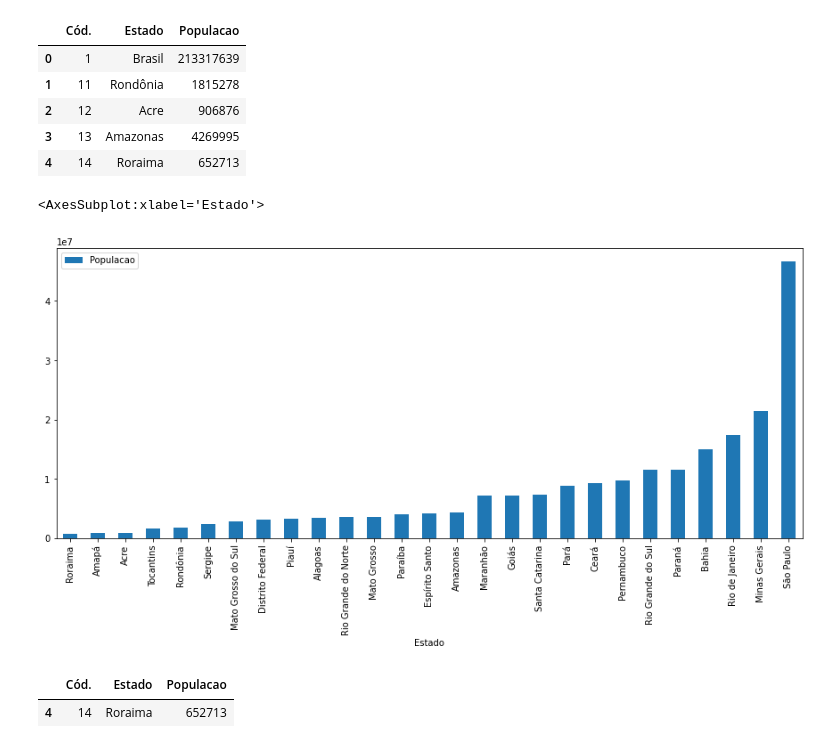
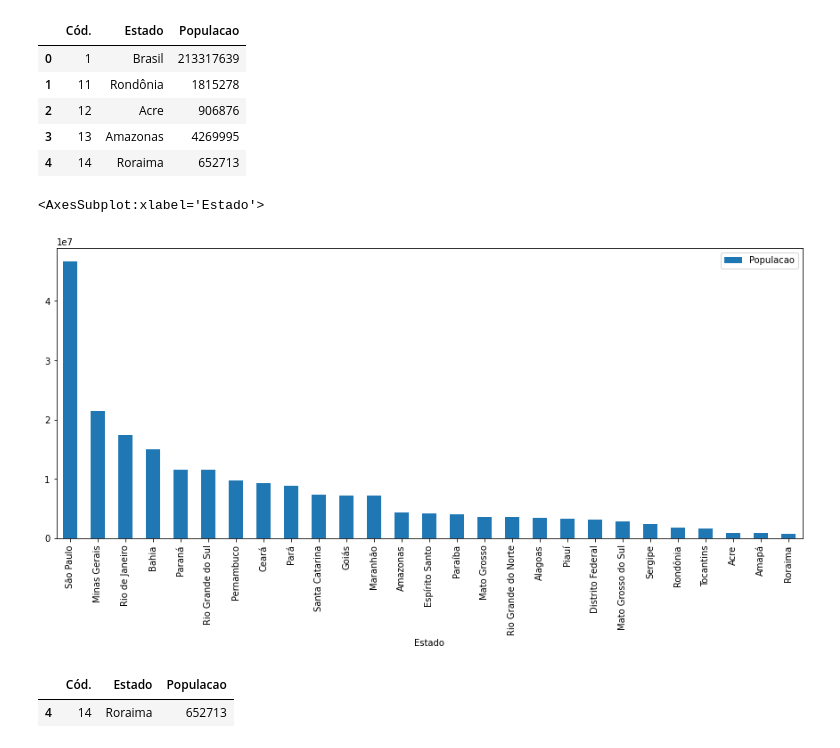
Before and after one commit to joaojulio/DataScience_Portfolio, a Jupyter notebook: Insights/Campanha_Nacional_de_Vacinacao_contra_Covid_19/InsightsVacinacao.ipynb, the cells around one changed output. Saved outputs shown, nothing was run; the diff lists cells and outputs as text; code cells hidden in the pictures.

```diff
--- a/Insights/Campanha_Nacional_de_Vacinacao_contra_Covid_19/InsightsVacinacao.ipynb
+++ b/Insights/Campanha_Nacional_de_Vacinacao_contra_Covid_19/InsightsVacinacao.ipynb
@@ -74,10 +76,10 @@ populacao.head()
 | 3 | 13 | Amazonas | 4269995 |
 | 4 | 14 | Roraima | 652713 |
 # %%
-populacao[populacao['Estado'] != 'Brasil'].sort_values('Populacao').plot(kind='bar', x='Estado', y='Populacao', figsize = (15,6))
+populacao[populacao['Estado'] != 'Brasil'].sort_values('Populacao', ascending = False).plot(kind='bar', x='Estado', y='Populacao', figsize = (15,6))
 # %% [output]
 <AxesSubplot:xlabel='Estado'>
-[figure, old version]
+[figure, new version]
 # %%
 populacao[populacao['Estado'] == 'Roraima']
 # %% [output]
```
Also changed, not shown: parts of 23 cells of this notebook.
